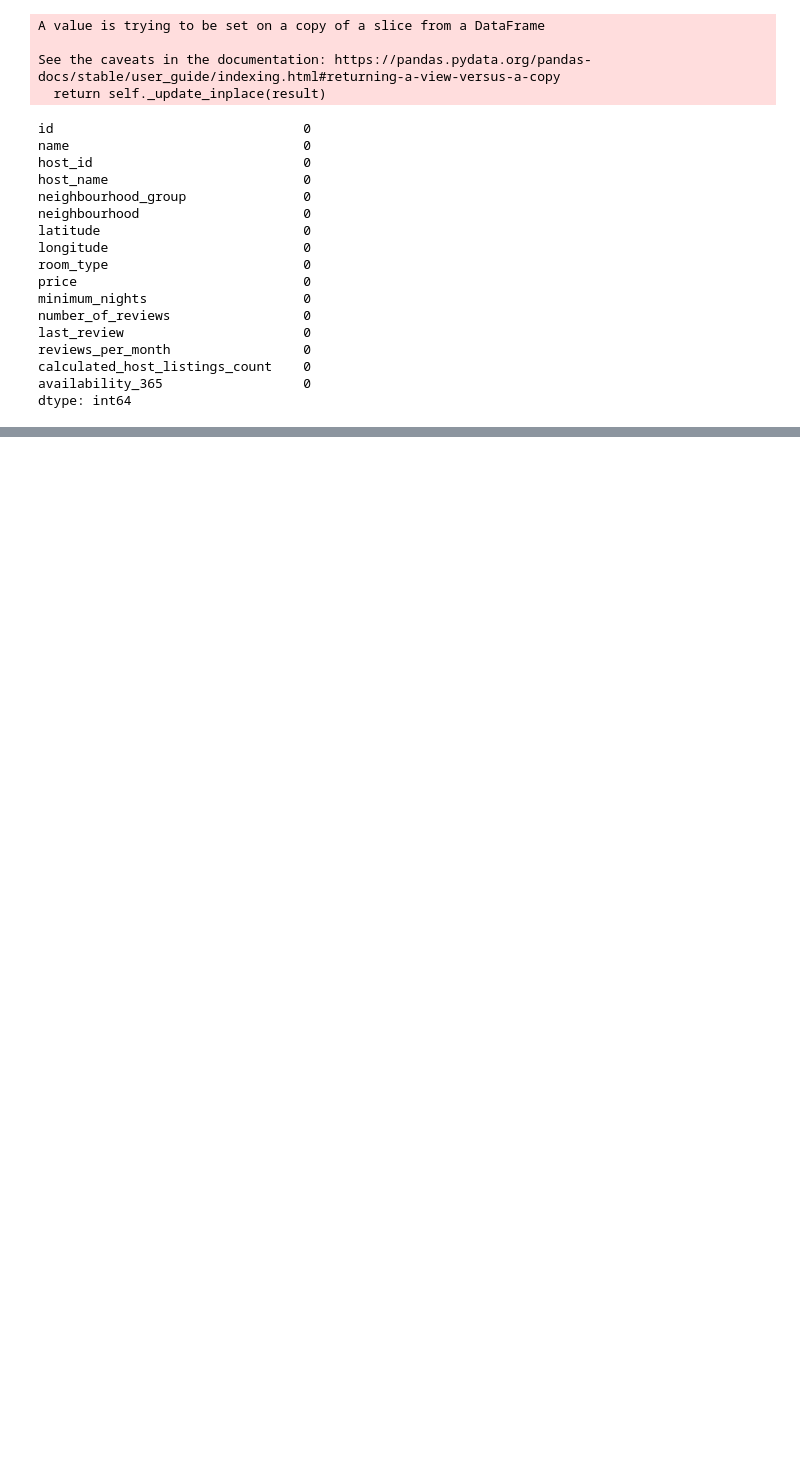
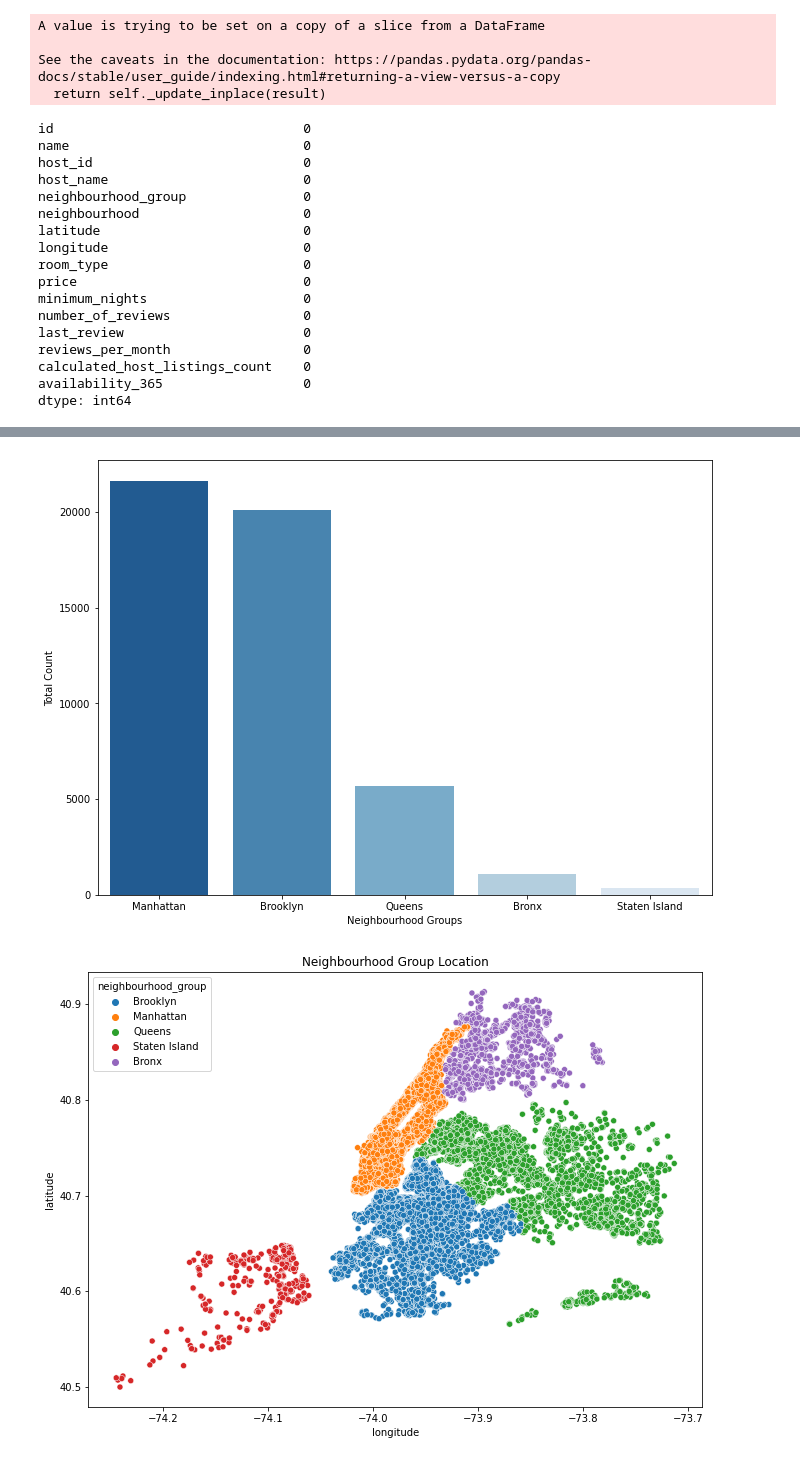
Before and after one commit to sourabhumarani/airbnb-booking, a Jupyter notebook: Airbnb_Bookings.ipynb, the cells around one changed output, grey strips where cells are left out. Cells and saved outputs as stored; diff of their text form; code cells hidden in the pictures; blank space fills up the shorter version.

```diff
--- a/Airbnb_Bookings.ipynb
+++ b/Airbnb_Bookings.ipynb
@@ -230,3 +193,5 @@ reviews_per_month                 0
 calculated_host_listings_count    0
 availability_365                  0
 dtype: int64
+# %%
+df.drop('reviews_per_month', inplace=True, axis = 1)
@@ -236,0 +251,3 @@ df.shape
+# %%
+loc = df[['neighbourhood_group','neighbourhood','latitude','longitude', 'room_type']]
+loc.head()
@@ -236,0 +272,5 @@ df.shape
+# %%
+plt.rcParams['figure.figsize']=(11,8)
+# %%
+Top_Neighbourhood_Groups = df['neighbourhood_group'].value_counts().reset_index()
+Top_Neighbourhood_Groups
@@ -236,0 +284,13 @@ df.shape
+# %%
+Top_Neighbourhood_Groups.rename(columns={'index':'Neighbourhood Groups','neighbourhood_group':'Total Count'}, inplace=True)
+Top_Neighbourhood_Groups
+top_neighbourhood_groups_graph = sns.barplot(x='Neighbourhood Groups', y = 'Total Count', data = Top_Neighbourhood_Groups, palette='Blues_r')
+top_neighbourhood_groups_graph
+
+title = 'Neighbourhood Group Location'
+plt.figure(figsize=(11,8))
+sns.scatterplot(x=loc.longitude,y=loc.latitude,hue=loc.neighbourhood_group).set_title(title)
+plt.show()
+# %% [output]
+[figure, added]
+[figure, added]
```
Also changed, not shown: parts of 35 cells of this notebook.
